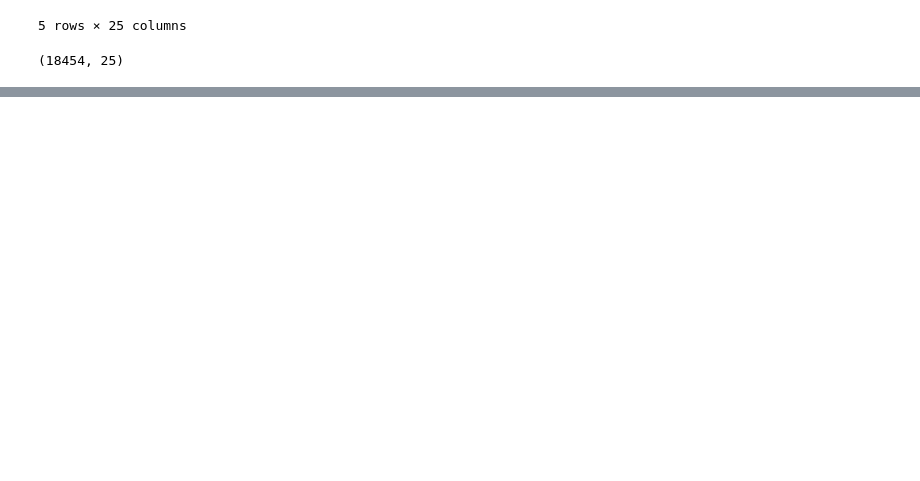
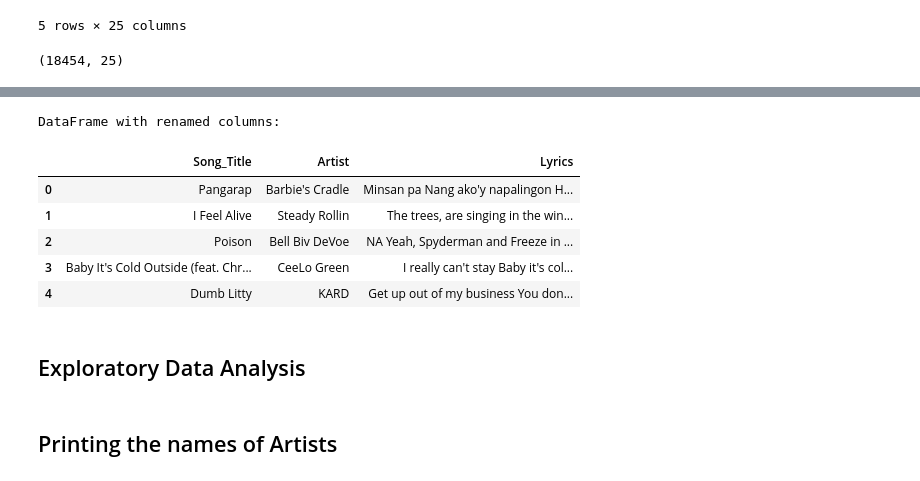
Before and after one commit to Ansareze/Lyrics_Generator-RNN-LSTM, a Jupyter notebook: Lyrics_Generator-RNN.ipynb, the cells around one changed output, grey strips where cells are left out. Saved outputs shown, nothing was run; the diff lists cells and outputs as text; code cells hidden in the pictures; blank space fills up the shorter version.

```diff
--- a/Lyrics_Generator-RNN.ipynb
+++ b/Lyrics_Generator-RNN.ipynb
@@ -44,0 +96,36 @@ data.shape
+# %%
+# First, let's fill NaN values with empty string
+data['Lyrics'] = data['Lyrics'].fillna('')
+
+# Now add columns for number of characters, words, and lines
+data["No_of_Characters"] = data["Lyrics"].str.len()
+data["No_of_Words"] = data["Lyrics"].apply(lambda x: len(nltk.word_tokenize(x)) if x != '' else 0)
+data["No_of_Lines"] = data["Lyrics"].str.split('\n').apply(len)
+
+# Display summary statistics
+print("\nSummary Statistics:")
+data[["No_of_Characters", "No_of_Words", "No_of_Lines"]].describe()
+# %%
+# I will just rename the columns to make it easier to work with
+# Rename the columns
+data = data.rename(columns={
+    'track_name': 'Song_Title',
+    'track_artist': 'Artist',
+    'lyrics': 'Lyrics'
+})
+
+# Display the first few rows to verify the new column names
+print("DataFrame with renamed columns:")
+data.head()
+# %% [output]
+DataFrame with renamed columns:
+|  | Song_Title | Artist | Lyrics |
+| 0 | Pangarap | Barbie's Cradle | Minsan pa Nang ako'y napalingon H... |
+| 1 | I Feel Alive | Steady Rollin | The trees, are singing in the win... |
+| 2 | Poison | Bell Biv DeVoe | NA Yeah, Spyderman and Freeze in ... |
+| 3 | Baby It's Cold Outside (feat. Chr... | CeeLo Green | I really can't stay Baby it's col... |
+| 4 | Dumb Litty | KARD | Get up out of my business You don... |
+# %% [markdown]
+## Exploratory Data Analysis
+# %% [markdown]
+## Printing the names of Artists
```
Also changed, not shown: parts of 24 cells of this notebook.
